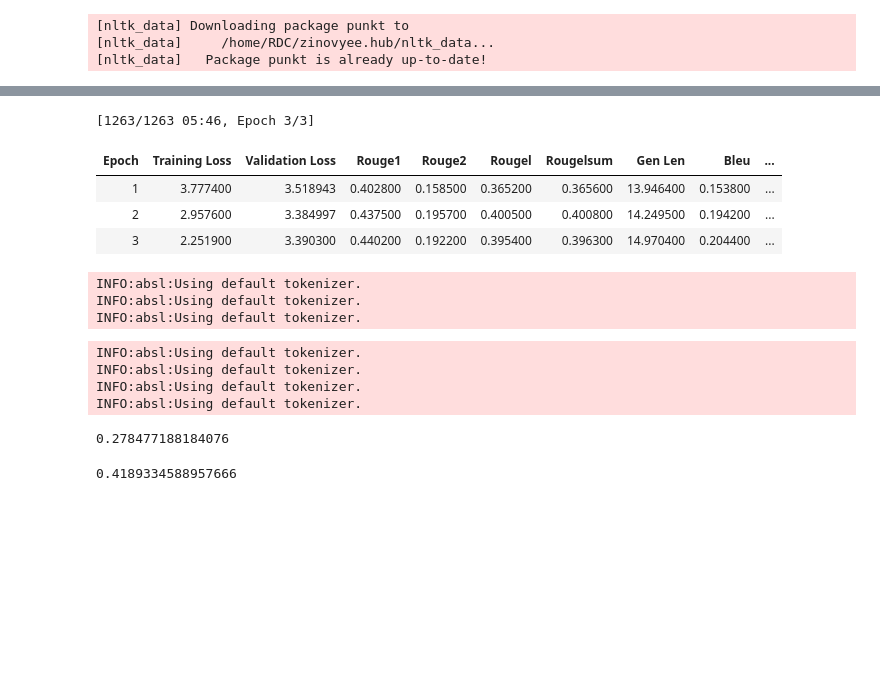
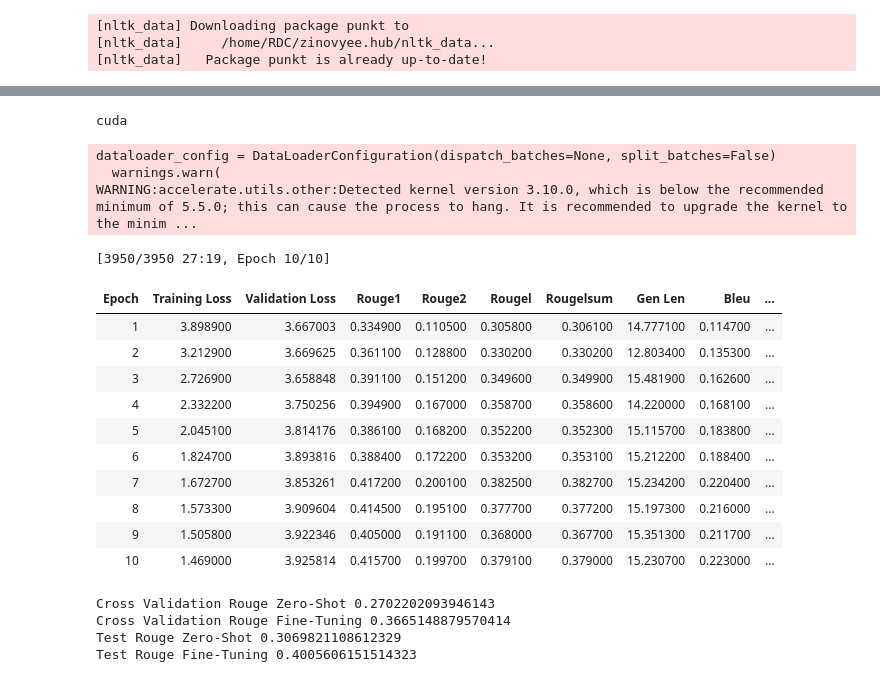
Before and after one commit to lizzzi111/Meta_Learning_Monitoring_Source_Code, a Jupyter notebook: experiments/03_Drift_step_1.ipynb, the cells around one changed output, grey strips where cells are left out. Drawn from its saved outputs; the diff is of its cells as text; code cells hidden in the pictures; blank space fills up the shorter version.

```diff
--- a/experiments/03_Drift_step_1.ipynb
+++ b/experiments/03_Drift_step_1.ipynb
@@ -17,22 +17,7 @@ import sys
 import numpy as np
 import pandas as pd
 from datasets import Dataset
-sys.path.append("../")
-from sklearn.model_selection import KFold
-import src
 
-importlib.reload(src)
-
-from src.data_prep_utils import (  # noqa: E402
-    conala_to_time_batches,
-    load_time_sorted_conala,
-)
-
-importlib.reload(src.data_prep_utils)
-
-
-from src.training import nd_inference, retraining, continual
-importlib.reload(src.training)
 
 import torch
 from transformers import (
@@ -43,9 +28,10 @@ from transformers import (
     T5ForConditionalGeneration,
 )
 from transformers import AutoModelForSeq2SeqLM, AutoTokenizer
-from src.processing_utils import compute_metric_with_params, prepare_hg_ds
 from tqdm import tqdm
 tqdm.pandas()
+
+from sklearn.model_selection import KFold
 
 import seaborn as sns
 import evaluate
@@ -71,7 +57,7 @@ TRAIN_ARGS = {
     "MODEL": MODEL,
     "SEQ_TRAINER_ARGS": {
         "overwrite_output_dir": True,
-        "num_train_epochs": 3,
+        "num_train_epochs": 10,
         "do_train": True,
         "do_eval": True,
         "per_device_train_batch_size": 4,
@@ -222,14 +204,14 @@ def compute_metric_with_params(tokenizer, metrics_list=['rouge', 'bleu']):
 ############################
 
 DATE_STR = "20240327"
-df = pd.read_csv(f"../data/processed/conala/{DATE_STR}/all_drifts.csv")
+df = pd.read_csv(f"./data/processed/conala/{DATE_STR}/all_drifts.csv")
 df["t_batch"] = df["time_batch"]
 df.loc[df.rewritten_intent.isna(), "rewritten_intent"] = "translate an ISO 8601 datetime string into a Python datetime object"
 
 tokenizer = AutoTokenizer.from_pretrained(model_name, skip_special_tokens=False)
 
-full_train_idx = pd.Series(df.question_id.unique()).sample(n=1200, random_state=RS)
-test_idx = pd.Series(df.loc[~df.question_id.isin(full_train_idx), "question_id"].unique())
+full_train_idx = pd.Series(df.loc[df.cluster<=5, "question_id"].unique())
+test_idx = pd.Series(df.loc[df.cluster>5, "question_id"].unique())
 # %%
 ############################
 ###### MODEL SETTINGS ######
@@ -313,7 +295,7 @@ for fold, (train_idx, val_idx) in enumerate(kf.split(full_train_idx.values)):
         tokenizer=tokenizer,
         compute_metrics=compute_metrics,
     )
-    FOLD_MODEL_PATH = "reports/no_drift/fold_model"
+    FOLD_MODEL_PATH = "./experiments/reports/drift/fold_model"
     if not os.path.exists(FOLD_MODEL_PATH):
         os.mkdir(FOLD_MODEL_PATH)
 
@@ -340,7 +322,8 @@ for fold, (train_idx, val_idx) in enumerate(kf.split(full_train_idx.values)):
     fold_predictions_ft_rouge = rouge.compute(references=val_ground_truths, predictions=fold_predictions_ft, use_aggregator=False)["rouge1"]
     fold_predictions_zs_rouge = rouge.compute(references=val_ground_truths, predictions=fold_predictions_zs, use_aggregator=False)["rouge1"]
 
-    fold_results["input_sequence"] = val_ground_truths
+    fold_results["input_sequence"] = val_data["input_sequence"]
+    fold_results["output_sequence"] = val_ground_truths
     fold_results["fold_predictions_ft"] = fold_predictions_ft
     fold_results["fold_predictions_zs"] = fold_predictions_zs
     fold_results["fold_predictions_ft_rouge"] = fold_predictions_ft_rouge
@@ -355,5 +338,5 @@ for fold, (train_idx, val_idx) in enumerate(kf.split(full_train_idx.values)):
     else:
         results = pd.concat([results, fold_results])
 
-results.to_csv("cv_results.csv", index=False)
+results.to_csv("./experiments/csv_results/cv_results_drift.csv", index=False)
 # %% [output]
@@ -398,41 +412,49 @@ train_data = train_dataset.map(
     )
 
 test_data = test_dataset.map(
         lambda batch: batch_tokenize_preprocess(
             batch,
             tokenizer=tokenizer,
             max_input_length=ENCODER_LENGTH,
             max_output_length=DECODER_LENGTH,
         ),
         batch_size=4,
         batched=True,
         #remove_columns=train_dataset.column_names,
     )
 
 trainer = Seq2SeqTrainer(
     model=model,
     args=training_args,
     data_collator=data_collator,
     train_dataset=train_data,
     eval_dataset=test_data,
     tokenizer=tokenizer,
     compute_metrics=compute_metrics,
 )
-MODEL_PATH = f"reports/upper_bound/saved_model"
+MODEL_PATH = f"./experiments/reports/drift/saved_model"
 if not os.path.exists(MODEL_PATH):
     os.mkdir(MODEL_PATH)
 
 trainer.train()
 trainer.save_model(MODEL_PATH)
 # %% [output]
-[1263/1263 05:46, Epoch 3/3]
+cuda
+dataloader_config = DataLoaderConfiguration(dispatch_batches=None, split_batches=False)
+  warnings.warn(
+WARNING:accelerate.utils.other:Detected kernel version 3.10.0, which is below the recommended minimum of 5.5.0; this can cause the process to hang. It is recommended to upgrade the kernel to the minim ...
+[3950/3950 27:19, Epoch 10/10]
 | Epoch | Training Loss | Validation Loss | Rouge1 | Rouge2 | Rougel | Rougelsum | Gen Len | Bleu | ... |
-| 1 | 3.777400 | 3.518943 | 0.402800 | 0.158500 | 0.365200 | 0.365600 | 13.946400 | 0.153800 | ... |
-| 2 | 2.957600 | 3.384997 | 0.437500 | 0.195700 | 0.400500 | 0.400800 | 14.249500 | 0.194200 | ... |
-| 3 | 2.251900 | 3.390300 | 0.440200 | 0.192200 | 0.395400 | 0.396300 | 14.970400 | 0.204400 | ... |
+| 1 | 3.898900 | 3.667003 | 0.334900 | 0.110500 | 0.305800 | 0.306100 | 14.777100 | 0.114700 | ... |
+| 2 | 3.212900 | 3.669625 | 0.361100 | 0.128800 | 0.330200 | 0.330200 | 12.803400 | 0.135300 | ... |
+| 3 | 2.726900 | 3.658848 | 0.391100 | 0.151200 | 0.349600 | 0.349900 | 15.481900 | 0.162600 | ... |
+| 4 | 2.332200 | 3.750256 | 0.394900 | 0.167000 | 0.358700 | 0.358600 | 14.220000 | 0.168100 | ... |
+| 5 | 2.045100 | 3.814176 | 0.386100 | 0.168200 | 0.352200 | 0.352300 | 15.115700 | 0.183800 | ... |
+| 6 | 1.824700 | 3.893816 | 0.388400 | 0.172200 | 0.353200 | 0.353100 | 15.212200 | 0.188400 | ... |
+| 7 | 1.672700 | 3.853261 | 0.417200 | 0.200100 | 0.382500 | 0.382700 | 15.234200 | 0.220400 | ... |
+| 8 | 1.573300 | 3.909604 | 0.414500 | 0.195100 | 0.377700 | 0.377200 | 15.197300 | 0.216000 | ... |
+| 9 | 1.505800 | 3.922346 | 0.405000 | 0.191100 | 0.368000 | 0.367700 | 15.351300 | 0.211700 | ... |
+| 10 | 1.469000 | 3.925814 | 0.415700 | 0.199700 | 0.379100 | 0.379000 | 15.230700 | 0.223000 | ... |
-INFO:absl:Using default tokenizer.
-INFO:absl:Using default tokenizer.
-INFO:absl:Using default tokenizer.
 # %%
 ############################
 ######### INFERENCE ########
@@ -455,15 +477,15 @@ test_df["predictions_zs"] = generate_summary(test_data, model, tokenizer, encode
 rouge = evaluate.load('rouge')
 test_df["predictions_ft_rouge"] = rouge.compute(references=test_ground_truths, predictions=test_df["predictions_ft"].values, use_aggregator=False)["rouge1"]
 test_df["predictions_zs_rouge"] = rouge.compute(references=test_ground_truths, predictions=test_df["predictions_zs"].values, use_aggregator=False)["rouge1"]
-# %% [output]
-INFO:absl:Using default tokenizer.
-INFO:absl:Using default tokenizer.
-INFO:absl:Using default tokenizer.
-INFO:absl:Using default tokenizer.
-# %%
-print(test_df.predictions_zs_rouge.mean())
-test_df.predictions_ft_rouge.mean()
-# %% [output]
-0.278477188184076
-0.4189334588957666
+# %%
+print(f"Cross Validation Rouge Zero-Shot {results.fold_predictions_zs_rouge.mean()}")
+print(f"Cross Validation Rouge Fine-Tuning {results.fold_predictions_ft_rouge.mean()}")
+
+print(f"Test Rouge Zero-Shot {test_df.predictions_zs_rouge.mean()}")
+print(f"Test Rouge Fine-Tuning {test_df.predictions_ft_rouge.mean()}")
+# %% [output]
+Cross Validation Rouge Zero-Shot 0.2702202093946143
+Cross Validation Rouge Fine-Tuning 0.3665148879570414
+Test Rouge Zero-Shot 0.3069821108612329
+Test Rouge Fine-Tuning 0.4005606151514323
 # %%
```
Also changed, not shown: parts of 4 cells of this notebook, 8 other files.
